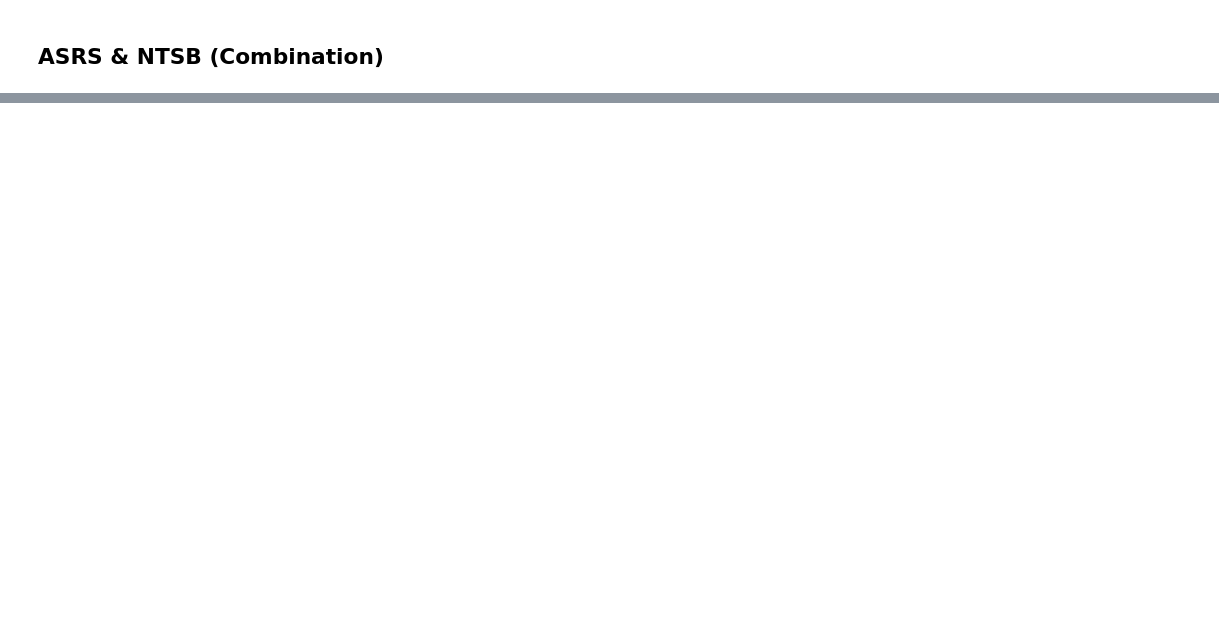
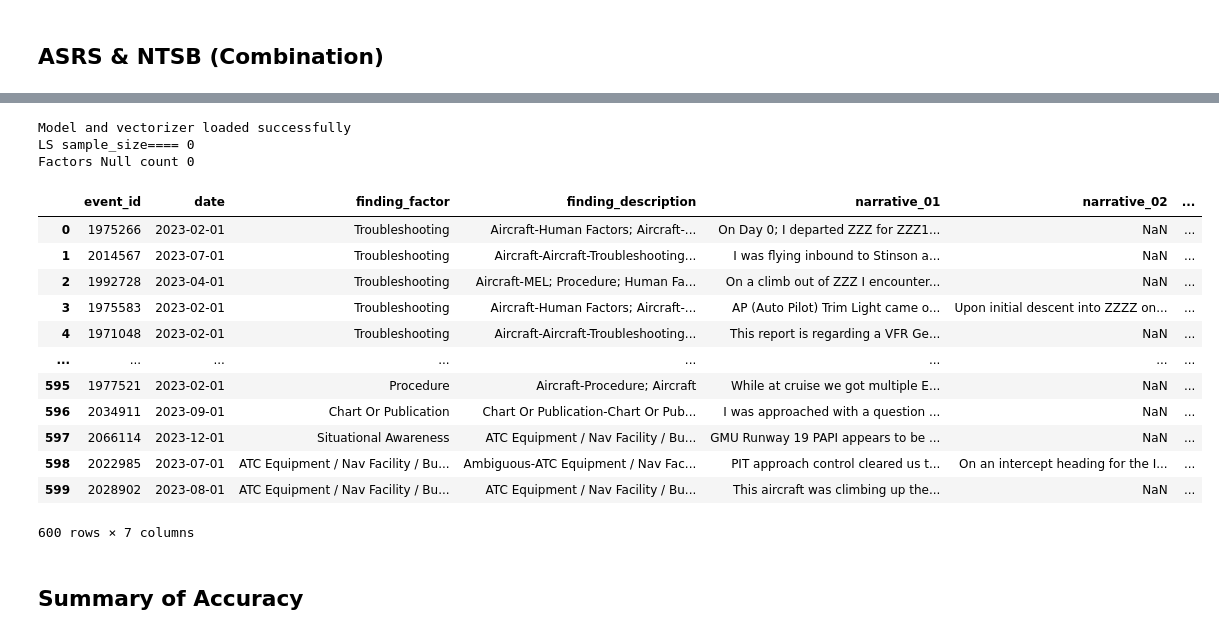
Before and after one commit to lasalasa/ASTAPM_Model, a Jupyter notebook: notebooks/notebook_main_LSTM_Hybrid_LS.ipynb, the cells around one changed output, grey strips where cells are left out. Saved outputs shown, nothing was run; the diff lists cells and outputs as text; code cells hidden in the pictures; blank space fills up the shorter version.

```diff
--- a/notebooks/notebook_main_LSTM_Hybrid_LS.ipynb
+++ b/notebooks/notebook_main_LSTM_Hybrid_LS.ipynb
@@ -336,0 +265,35 @@ Weighted F1 Score: 0.3459
+# %%
+from sklearn.utils import resample
+
+# 01. Get Data
+asrs_df = CoreUtils.get_data('asrs', from_year=2023, to_year=2023)
+# asrs_df.sort_values(by='date', ascending=False, inplace=True)
+# asrs_df = asrs_df.head(100)
+asrs_df = ModelLS.predict(asrs_df, 'asrs', 4, 0)
+asrs_df = asrs_df.groupby('HFACS_Category_Value_Predict', include_groups=False).apply(
+    lambda x: resample(x, n_samples=100, random_state=42)).reset_index(drop=True)
+
+# sampled_data1
+
+# ntsb_df = CoreUtils.get_data('ntsb', from_year=2018, to_year=2023)
+# ntsb_df.sort_values(by='date', ascending=False, inplace=True)
+# ntsb_df = ntsb_df.head(100)
+# %% [output]
+Model and vectorizer loaded successfully
+LS sample_size==== 0
+Factors Null count 0
+|  | event_id | date | finding_factor | finding_description | narrative_01 | narrative_02 | ... |
+| 0 | 1975266 | 2023-02-01 | Troubleshooting | Aircraft-Human Factors; Aircraft-... | On Day 0; I departed ZZZ for ZZZ1... | NaN | ... |
+| 1 | 2014567 | 2023-07-01 | Troubleshooting | Aircraft-Aircraft-Troubleshooting... | I was flying inbound to Stinson a... | NaN | ... |
+| 2 | 1992728 | 2023-04-01 | Troubleshooting | Aircraft-MEL; Procedure; Human Fa... | On a climb out of ZZZ I encounter... | NaN | ... |
+| 3 | 1975583 | 2023-02-01 | Troubleshooting | Aircraft-Human Factors; Aircraft-... | AP (Auto Pilot) Trim Light came o... | Upon initial descent into ZZZZ on... | ... |
+| 4 | 1971048 | 2023-02-01 | Troubleshooting | Aircraft-Aircraft-Troubleshooting... | This report is regarding a VFR Ge... | NaN | ... |
+| ... | ... | ... | ... | ... | ... | ... | ... |
+| 595 | 1977521 | 2023-02-01 | Procedure | Aircraft-Procedure; Aircraft | While at cruise we got multiple E... | NaN | ... |
+| 596 | 2034911 | 2023-09-01 | Chart Or Publication | Chart Or Publication-Chart Or Pub... | I was approached with a question ... | NaN | ... |
+| 597 | 2066114 | 2023-12-01 | Situational Awareness | ATC Equipment / Nav Facility / Bu... | GMU Runway 19 PAPI appears to be ... | NaN | ... |
+| 598 | 2022985 | 2023-07-01 | ATC Equipment / Nav Facility / Bu... | Ambiguous-ATC Equipment / Nav Fac... | PIT approach control cleared us t... | On an intercept heading for the I... | ... |
+| 599 | 2028902 | 2023-08-01 | ATC Equipment / Nav Facility / Bu... | ATC Equipment / Nav Facility / Bu... | This aircraft was climbing up the... | NaN | ... |
+600 rows × 7 columns
+# %% [markdown]
+## Summary of Accuracy
```
Also changed, not shown: parts of 18 cells of this notebook, 10 other files.
